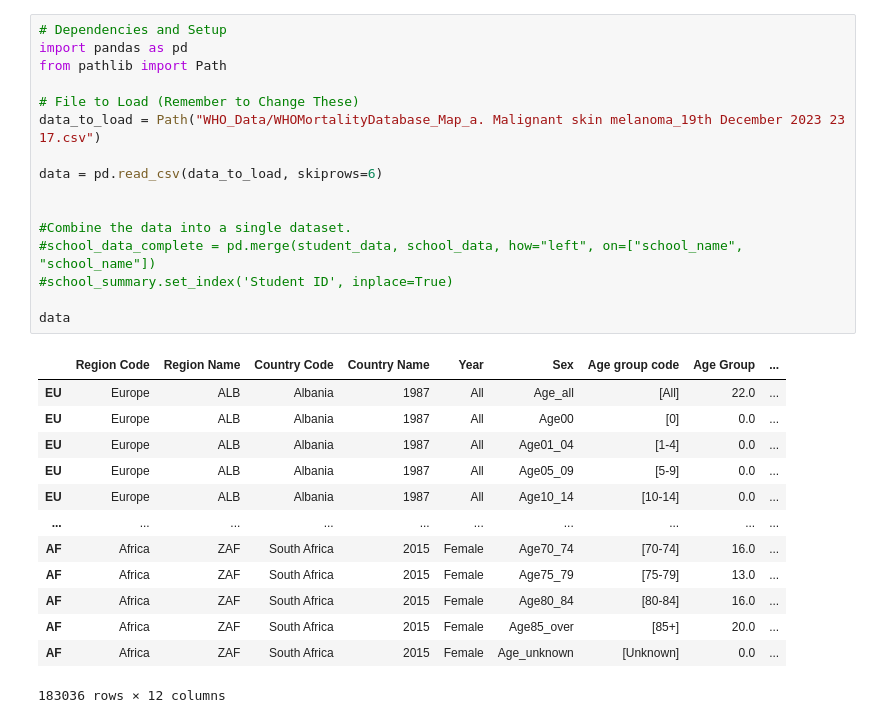
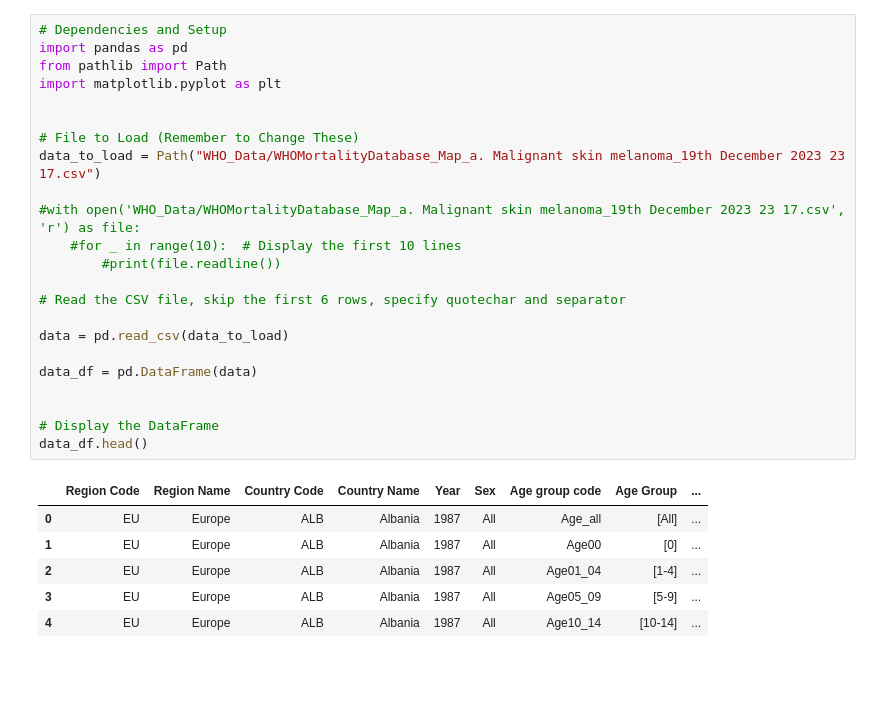
Before and after one commit to pkrachakonda/Project4---Skin-Cancer-Classification-using-Deep-Learning, a Jupyter notebook: John/cleaning.ipynb, the cells around one changed output. Drawn from its saved outputs; the diff is of its cells as text; blank space fills up the shorter version.

```diff
--- a/John/cleaning.ipynb
+++ b/John/cleaning.ipynb
@@ -1,30 +1,30 @@
 # %%
 # Dependencies and Setup
 import pandas as pd
 from pathlib import Path
+import matplotlib.pyplot as plt
+
 
 # File to Load (Remember to Change These)
 data_to_load = Path("WHO_Data/WHOMortalityDatabase_Map_a. Malignant skin melanoma_19th December 2023 23 17.csv")
 
-data = pd.read_csv(data_to_load, skiprows=6)
+#with open('WHO_Data/WHOMortalityDatabase_Map_a. Malignant skin melanoma_19th December 2023 23 17.csv', 'r') as file:
+    #for _ in range(10):  # Display the first 10 lines
+        #print(file.readline())
+
+# Read the CSV file, skip the first 6 rows, specify quotechar and separator
+
+data = pd.read_csv(data_to_load)
+
+data_df = pd.DataFrame(data)
 
 
-#Combine the data into a single dataset.
-#school_data_complete = pd.merge(student_data, school_data, how="left", on=["school_name", "school_name"])
-#school_summary.set_index('Student ID', inplace=True)
-
-data
+# Display the DataFrame
+data_df.head()
 # %% [output]
 |  | Region Code | Region Name | Country Code | Country Name | Year | Sex | Age group code | Age Group | ... |
-| EU | Europe | ALB | Albania | 1987 | All | Age_all | [All] | 22.0 | ... |
-| EU | Europe | ALB | Albania | 1987 | All | Age00 | [0] | 0.0 | ... |
-| EU | Europe | ALB | Albania | 1987 | All | Age01_04 | [1-4] | 0.0 | ... |
-| EU | Europe | ALB | Albania | 1987 | All | Age05_09 | [5-9] | 0.0 | ... |
-| EU | Europe | ALB | Albania | 1987 | All | Age10_14 | [10-14] | 0.0 | ... |
-| ... | ... | ... | ... | ... | ... | ... | ... | ... | ... |
-| AF | Africa | ZAF | South Africa | 2015 | Female | Age70_74 | [70-74] | 16.0 | ... |
-| AF | Africa | ZAF | South Africa | 2015 | Female | Age75_79 | [75-79] | 13.0 | ... |
-| AF | Africa | ZAF | South Africa | 2015 | Female | Age80_84 | [80-84] | 16.0 | ... |
-| AF | Africa | ZAF | South Africa | 2015 | Female | Age85_over | [85+] | 20.0 | ... |
-| AF | Africa | ZAF | South Africa | 2015 | Female | Age_unknown | [Unknown] | 0.0 | ... |
+| 0 | EU | Europe | ALB | Albania | 1987 | All | Age_all | [All] | ... |
+| 1 | EU | Europe | ALB | Albania | 1987 | All | Age00 | [0] | ... |
+| 2 | EU | Europe | ALB | Albania | 1987 | All | Age01_04 | [1-4] | ... |
+| 3 | EU | Europe | ALB | Albania | 1987 | All | Age05_09 | [5-9] | ... |
+| 4 | EU | Europe | ALB | Albania | 1987 | All | Age10_14 | [10-14] | ... |
-183036 rows × 12 columns
```
Also changed, not shown: parts of 6 cells of this notebook.
